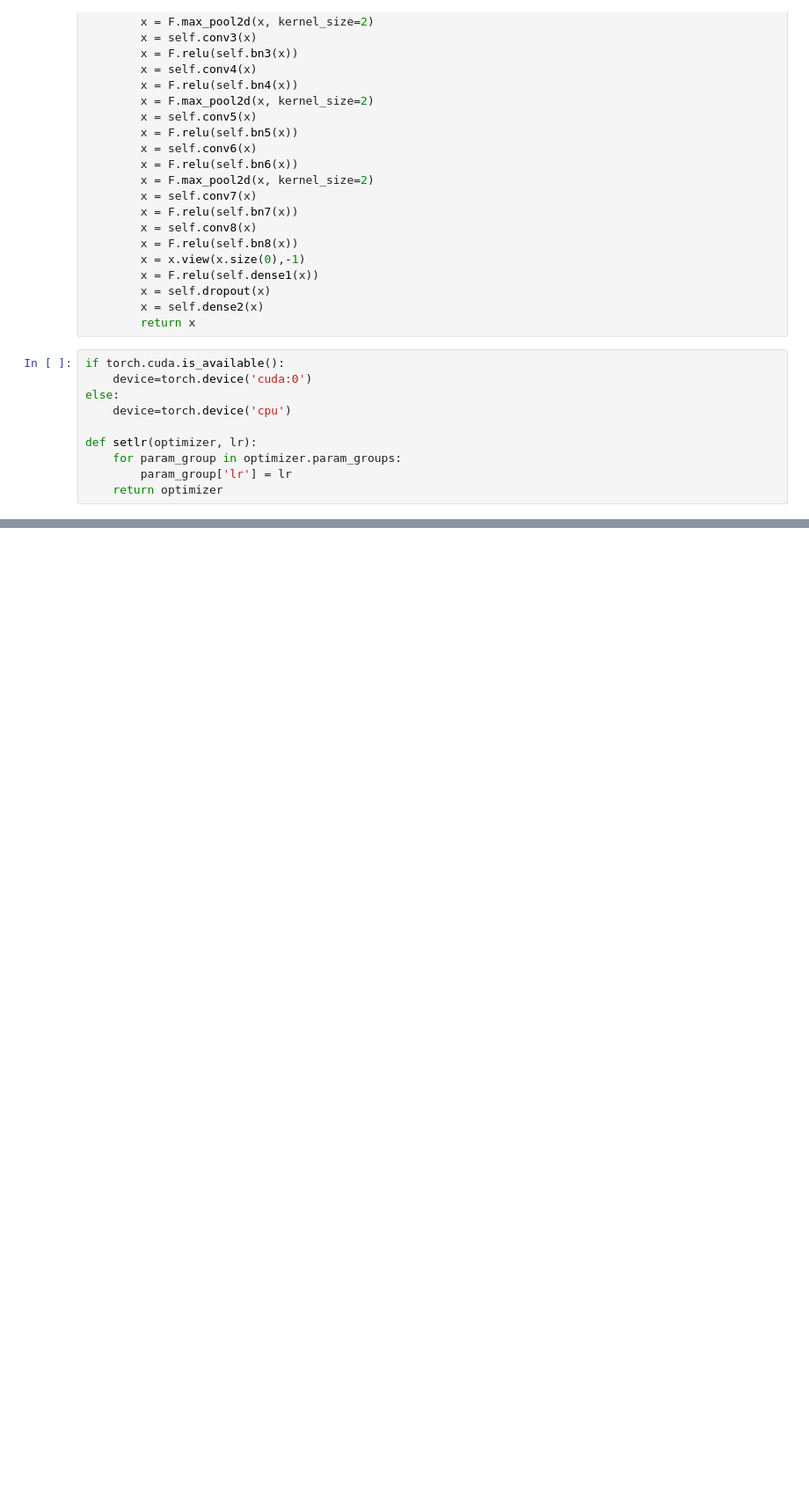
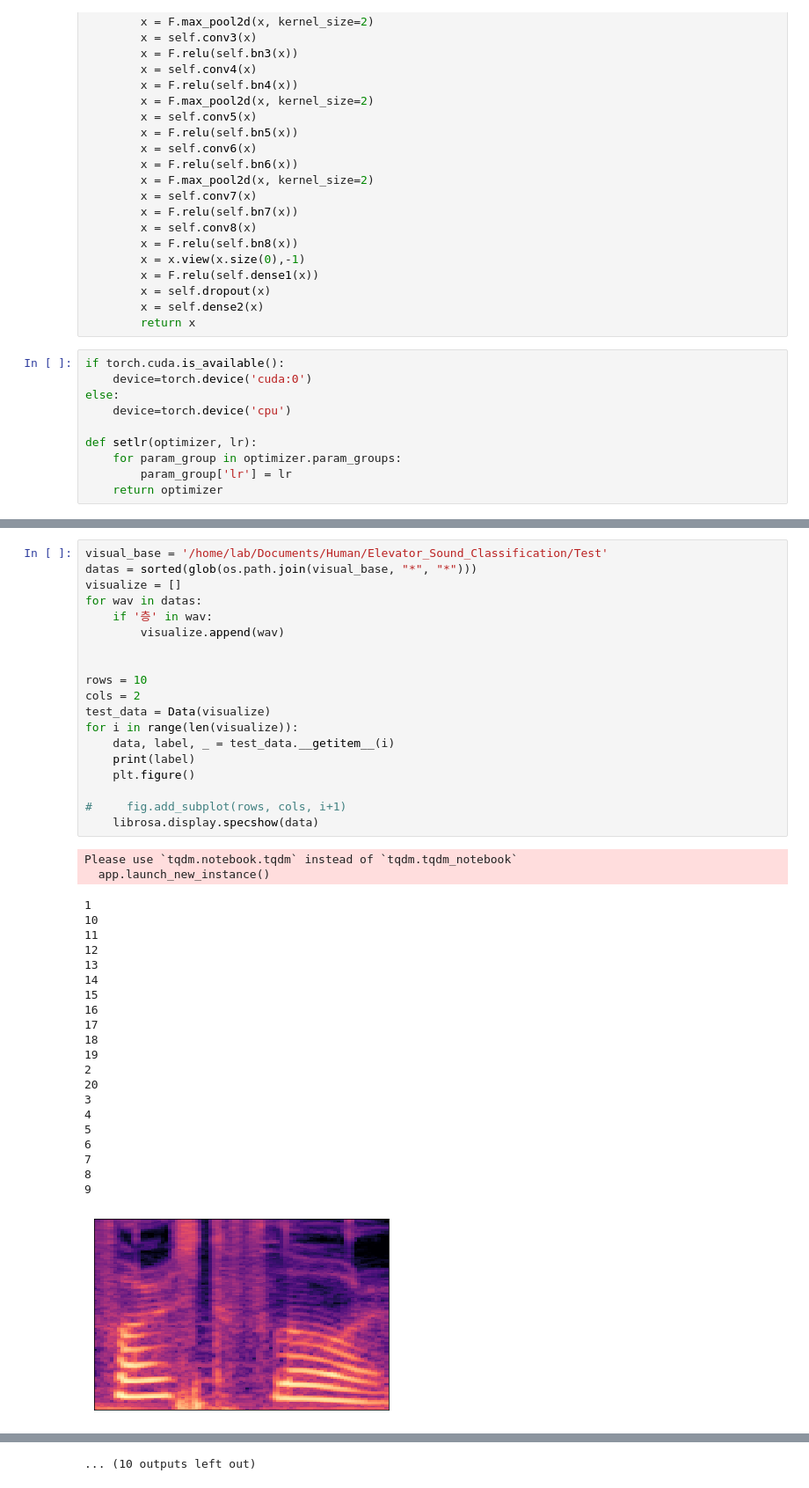
Before and after one commit to SUMIN97/Elevator_Sound_Classification, a Jupyter notebook: test_code_jupyter.ipynb, the cells around one changed output, grey strips where cells are left out. Shown at 88% size. Cells and saved outputs as stored; diff of their text form; blank space fills up the shorter version.

```diff
--- a/test_code_jupyter.ipynb
+++ b/test_code_jupyter.ipynb
@@ -197,0 +207,43 @@ error count 7
+# %%
+visual_base = '/home/lab/Documents/Human/Elevator_Sound_Classification/Test'
+datas = sorted(glob(os.path.join(visual_base, "*", "*")))
+visualize = []
+for wav in datas:
+    if '층' in wav:
+        visualize.append(wav)
+
+
+rows = 10
+cols = 2
+test_data = Data(visualize)
+for i in range(len(visualize)):
+    data, label, _ = test_data.__getitem__(i)
+    print(label)
+    plt.figure()
+
+#     fig.add_subplot(rows, cols, i+1)
+    librosa.display.specshow(data)
+# %% [output]
+Please use `tqdm.notebook.tqdm` instead of `tqdm.tqdm_notebook`
+  app.launch_new_instance()
+1
+10
+11
+12
+13
+14
+15
+16
+17
+18
+19
+2
+20
+3
+4
+5
+6
+7
+8
+9
+[figure, added]
@@ -197,0 +259 @@ error count 7
+... (10 outputs left out)
```
Also changed, not shown: parts of 19 cells of this notebook, 29 other files.
